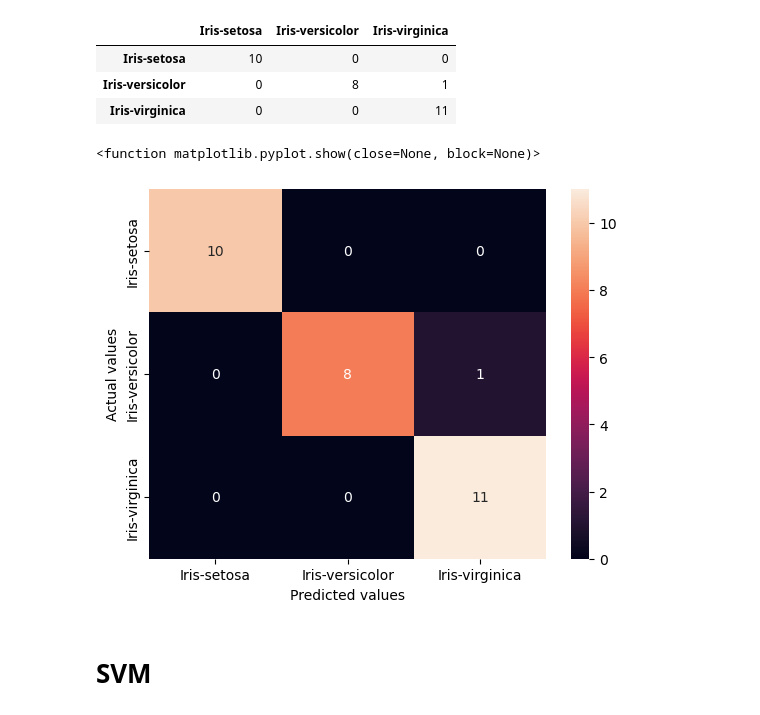
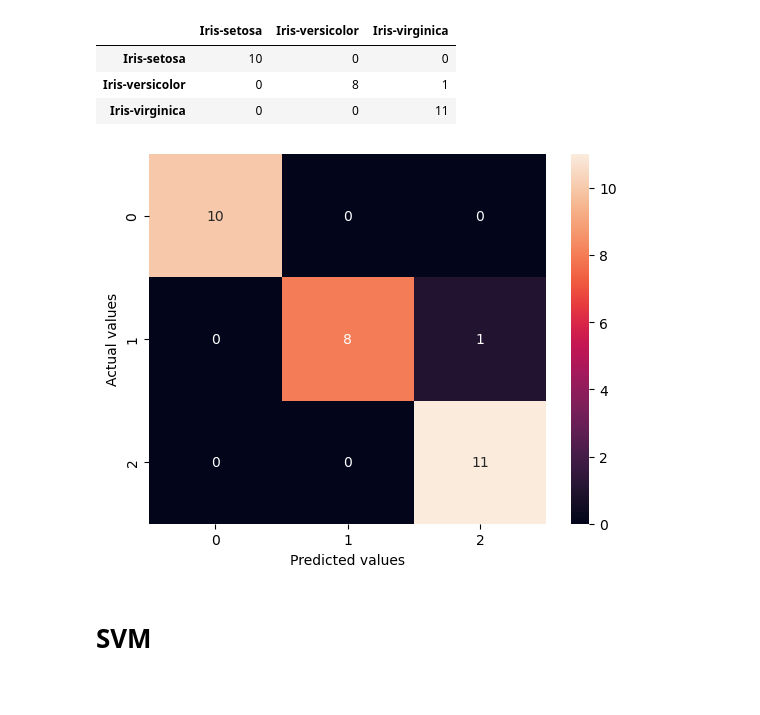
Before and after one commit to AnnRoseKJose/Data-science, a Jupyter notebook: Iris.ipynb, the cells around one changed output. Drawn from its saved outputs; the diff is of its cells as text; code cells hidden in the pictures.

```diff
--- a/Iris.ipynb
+++ b/Iris.ipynb
@@ -276,13 +276,12 @@ cm_df
 | Iris-versicolor | 0 | 8 | 1 |
 | Iris-virginica | 0 | 0 | 11 |
 # %%
-sns.heatmap(cm_df,annot=True)
+sns.heatmap(cm,annot=True)
 plt.xlabel('Predicted values')
 plt.ylabel('Actual values')
-plt.show
+plt.show()
 # %% [output]
-<function matplotlib.pyplot.show(close=None, block=None)>
-[figure, old version]
+[figure, new version]
 # %% [markdown]
 # SVM
 # %%
```
Also changed, not shown: parts of 18 cells of this notebook, 1 other file.
